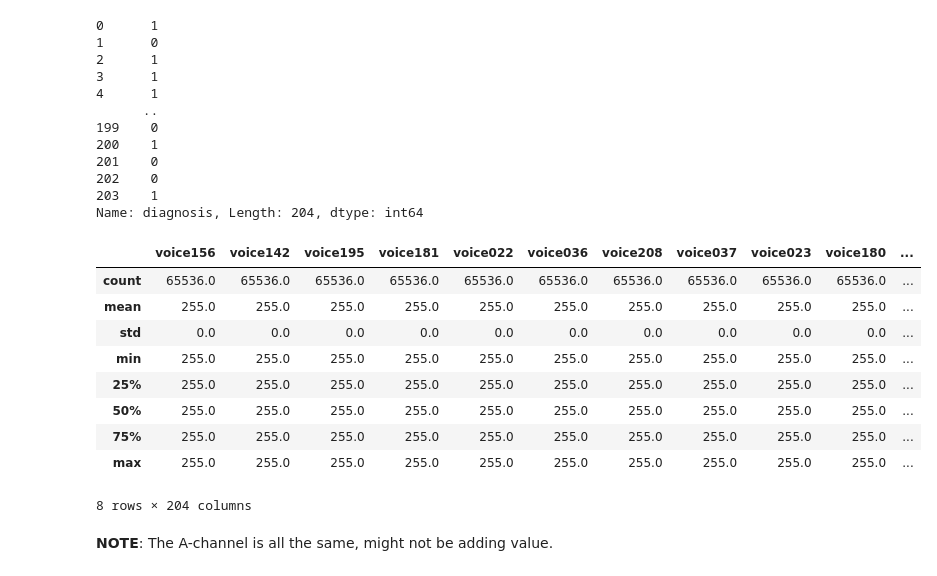
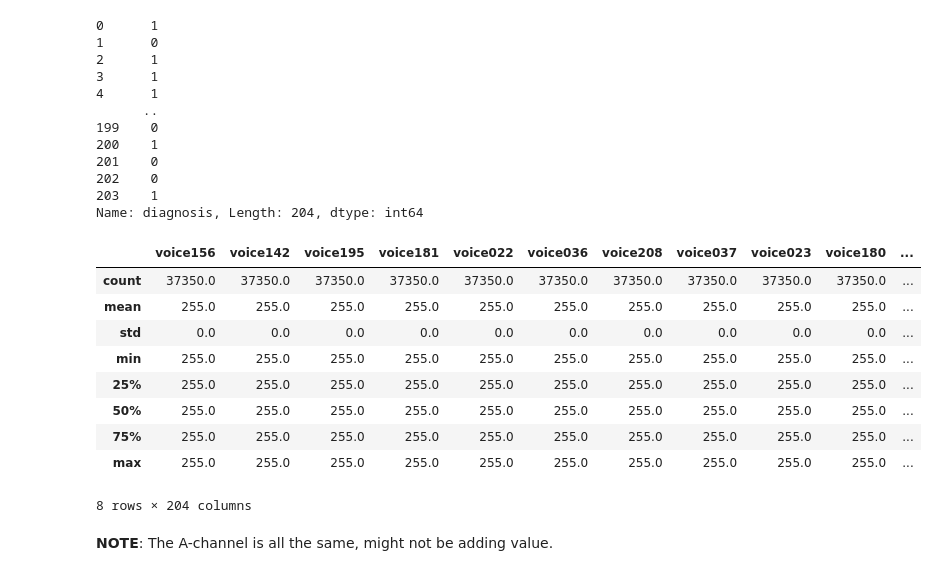
Before and after one commit to alyssahondrade/ml-perspectives-on-voice-disorder-diagnosis, a Jupyter notebook: notebooks/06b_cnn_test.ipynb, the cells around one changed output. Cells and saved outputs as stored; diff of their text form; code cells hidden in the pictures.

```diff
--- a/notebooks/06b_cnn_test.ipynb
+++ b/notebooks/06b_cnn_test.ipynb
@@ -57,12 +57,15 @@ table_names
  'spectralrolloff',
  'spectralspread',
  'zcr']
+# %%
+# Tables to import
+import_tables = ['diagnosis', 'rval', 'gval', 'bval', 'aval']
 # %%
 # Initialise a dictionary to hold dataframes
 dataframes = dict()
 
 # Loop through each table
-for table in table_names:
+for table in import_tables:
 
     # Dataframe name
     df_name = f'{table}_df'
@@ -102,10 +104,10 @@ y
 Name: diagnosis, Length: 204, dtype: int64
 # %%
 # Check the aval_df
-dataframes['pylabaval_df'].describe()
+dataframes['aval_df'].describe()
 # %% [output]
 |  | voice156 | voice142 | voice195 | voice181 | voice022 | voice036 | voice208 | voice037 | voice023 | voice180 | ... |
-| count | 65536.0 | 65536.0 | 65536.0 | 65536.0 | 65536.0 | 65536.0 | 65536.0 | 65536.0 | 65536.0 | 65536.0 | ... |
+| count | 37350.0 | 37350.0 | 37350.0 | 37350.0 | 37350.0 | 37350.0 | 37350.0 | 37350.0 | 37350.0 | 37350.0 | ... |
 | mean | 255.0 | 255.0 | 255.0 | 255.0 | 255.0 | 255.0 | 255.0 | 255.0 | 255.0 | 255.0 | ... |
 | std | 0.0 | 0.0 | 0.0 | 0.0 | 0.0 | 0.0 | 0.0 | 0.0 | 0.0 | 0.0 | ... |
 | min | 255.0 | 255.0 | 255.0 | 255.0 | 255.0 | 255.0 | 255.0 | 255.0 | 255.0 | 255.0 | ... |
```
Also changed, not shown: parts of 19 cells of this notebook, 35 other files.
